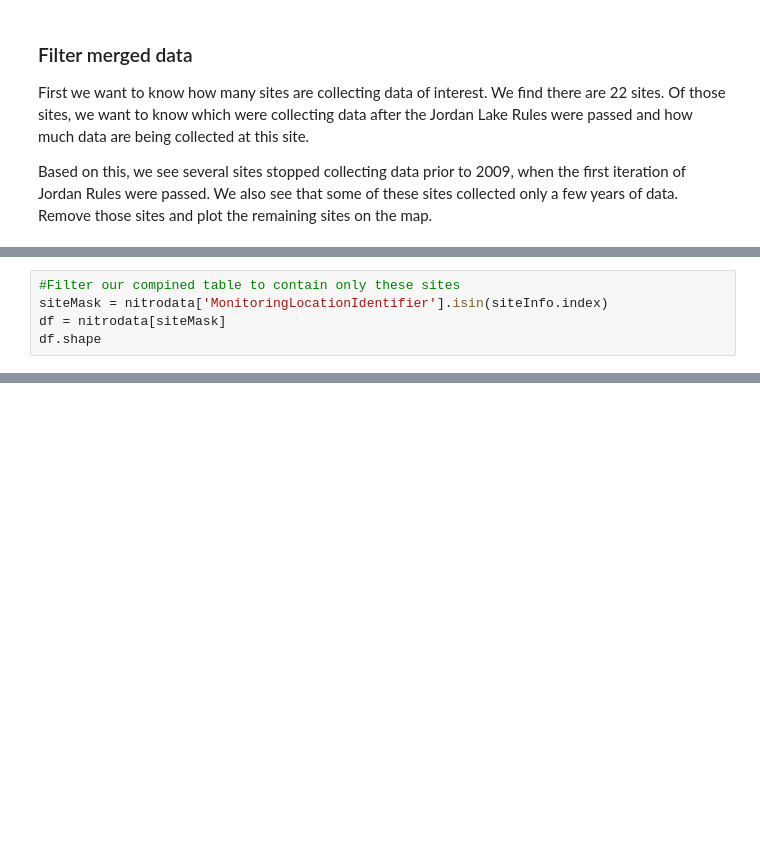
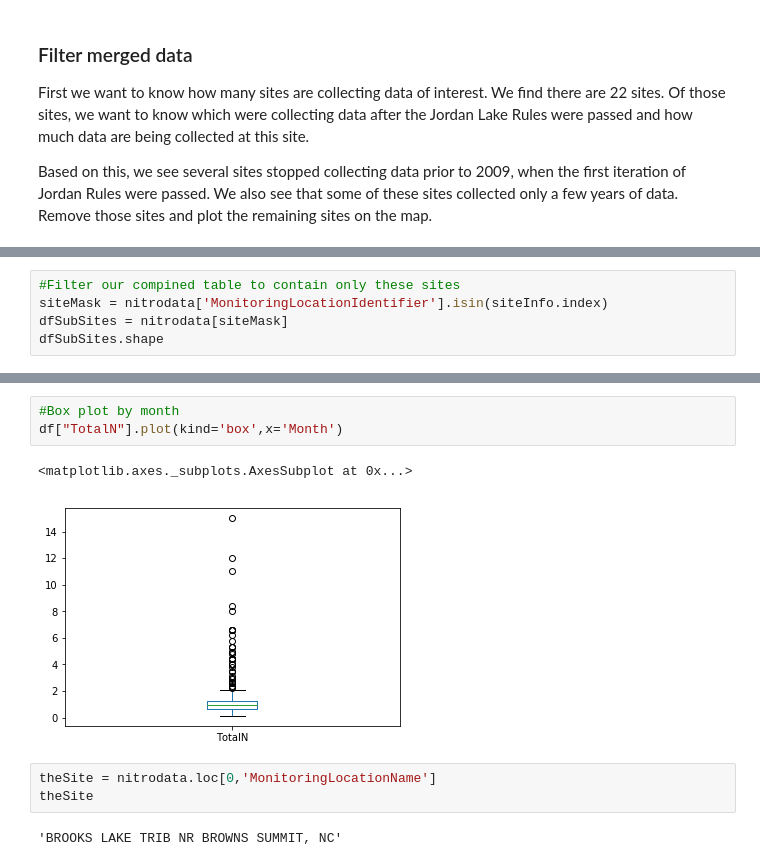
Before and after one commit to johnpfay/Water-Data-Bootcamp, a Jupyter notebook: 3_WaterQuality/python/Total-Nitrogen.ipynb, the cells around one changed output, grey strips where cells are left out. Cells and saved outputs as stored; diff of their text form; blank space fills up the shorter version.

```diff
--- a/3_WaterQuality/python/Total-Nitrogen.ipynb
+++ b/3_WaterQuality/python/Total-Nitrogen.ipynb
@@ -256,5 +372,5 @@ siteInfo
 # %%
 #Filter our compined table to contain only these sites
 siteMask = nitrodata['MonitoringLocationIdentifier'].isin(siteInfo.index)
-df = nitrodata[siteMask]
-df.shape
+dfSubSites = nitrodata[siteMask]
+dfSubSites.shape
@@ -290,0 +470,11 @@ m
+# %%
+#Box plot by month
+df["TotalN"].plot(kind='box',x='Month')
+# %% [output]
+<matplotlib.axes._subplots.AxesSubplot at 0x...>
+[figure, added]
+# %%
+theSite = nitrodata.loc[0,'MonitoringLocationName']
+theSite
+# %% [output]
+'BROOKS LAKE TRIB NR BROWNS SUMMIT, NC'
```
Also changed, not shown: parts of 42 cells of this notebook, 1 other file.
